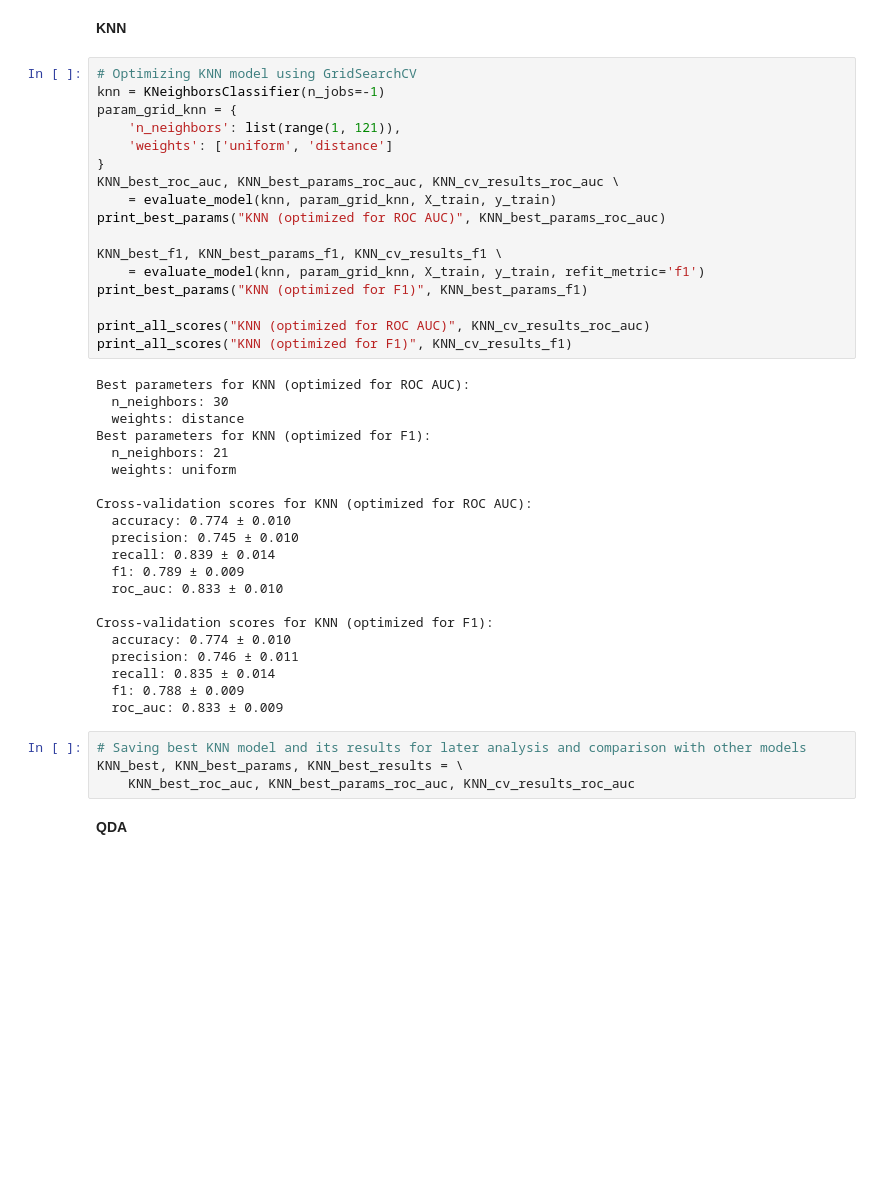
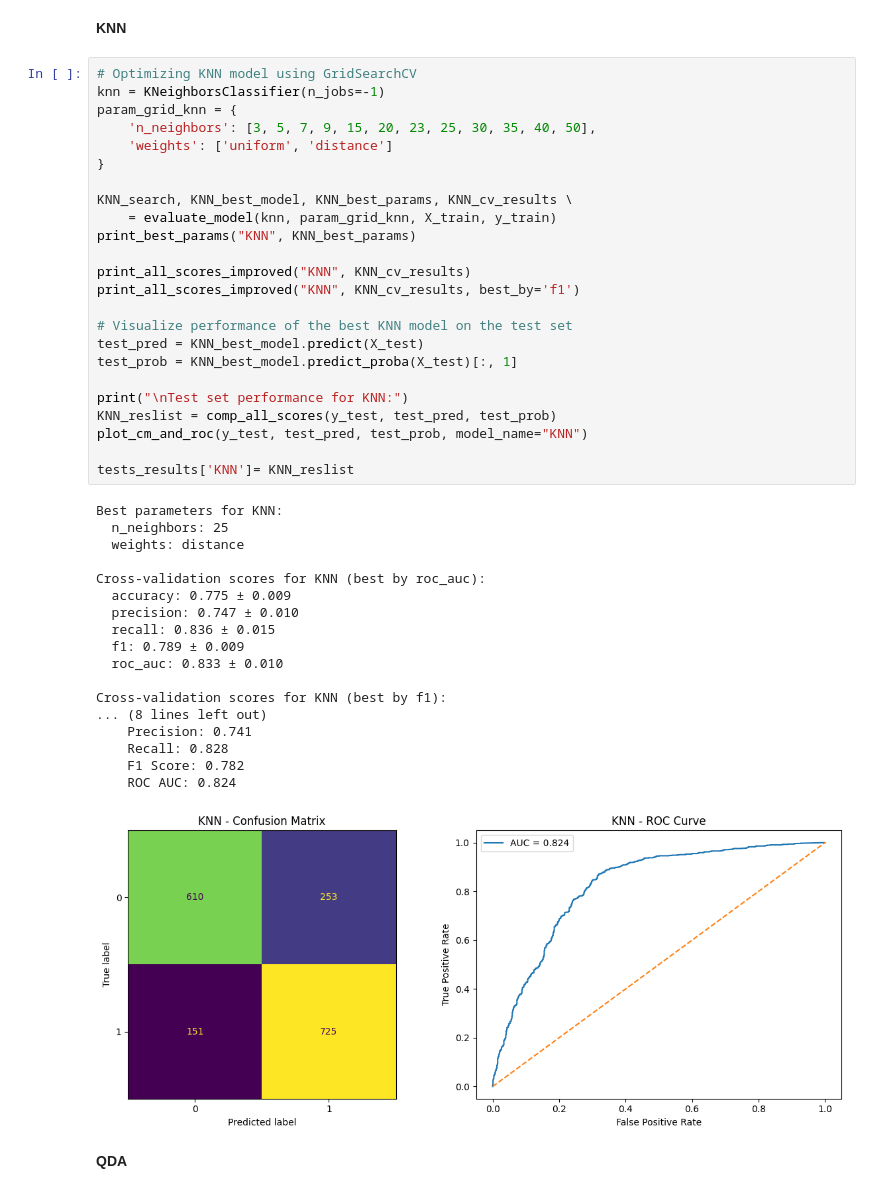
Before and after one commit to YarinArava/SpaceShipTitanic_FinalProject, a Jupyter notebook: Spaceship_Titanic_corrected.ipynb, the cells around one changed output. Cells and saved outputs as stored; diff of their text form; blank space fills up the shorter version.

```diff
--- a/Spaceship_Titanic_corrected.ipynb
+++ b/Spaceship_Titanic_corrected.ipynb
@@ -1961,45 +2012,46 @@ def print_all_scores_improved(model_name, cv_results, best_by='roc_auc'):
 # %%
 # Optimizing KNN model using GridSearchCV
 knn = KNeighborsClassifier(n_jobs=-1)
 param_grid_knn = {
-    'n_neighbors': list(range(1, 121)),
+    'n_neighbors': [3, 5, 7, 9, 15, 20, 23, 25, 30, 35, 40, 50],
     'weights': ['uniform', 'distance']
 }
-KNN_best_roc_auc, KNN_best_params_roc_auc, KNN_cv_results_roc_auc \
+
+KNN_search, KNN_best_model, KNN_best_params, KNN_cv_results \
     = evaluate_model(knn, param_grid_knn, X_train, y_train)
-print_best_params("KNN (optimized for ROC AUC)", KNN_best_params_roc_auc)
+print_best_params("KNN", KNN_best_params)
 
-KNN_best_f1, KNN_best_params_f1, KNN_cv_results_f1 \
-    = evaluate_model(knn, param_grid_knn, X_train, y_train, refit_metric='f1')
-print_best_params("KNN (optimized for F1)", KNN_best_params_f1)
+print_all_scores_improved("KNN", KNN_cv_results)
+print_all_scores_improved("KNN", KNN_cv_results, best_by='f1')
 
-print_all_scores("KNN (optimized for ROC AUC)", KNN_cv_results_roc_auc)
-print_all_scores("KNN (optimized for F1)", KNN_cv_results_f1)
+# Visualize performance of the best KNN model on the test set
+test_pred = KNN_best_model.predict(X_test)
+test_prob = KNN_best_model.predict_proba(X_test)[:, 1]
+
+print("\nTest set performance for KNN:")
+KNN_reslist = comp_all_scores(y_test, test_pred, test_prob)
+plot_cm_and_roc(y_test, test_pred, test_prob, model_name="KNN")
+
+tests_results['KNN']= KNN_reslist
 # %% [output]
-Best parameters for KNN (optimized for ROC AUC):
-  n_neighbors: 30
+Best parameters for KNN:
+  n_neighbors: 25
   weights: distance
-Best parameters for KNN (optimized for F1):
-  n_neighbors: 21
-  weights: uniform
 
-Cross-validation scores for KNN (optimized for ROC AUC):
-  accuracy: 0.774 ± 0.010
-  precision: 0.745 ± 0.010
-  recall: 0.839 ± 0.014
+Cross-validation scores for KNN (best by roc_auc):
+  accuracy: 0.775 ± 0.009
+  precision: 0.747 ± 0.010
+  recall: 0.836 ± 0.015
   f1: 0.789 ± 0.009
   roc_auc: 0.833 ± 0.010
 
-Cross-validation scores for KNN (optimized for F1):
-  accuracy: 0.774 ± 0.010
-  precision: 0.746 ± 0.011
-  recall: 0.835 ± 0.014
-  f1: 0.788 ± 0.009
-  roc_auc: 0.833 ± 0.009
+Cross-validation scores for KNN (best by f1):
+... (8 lines left out)
+    Precision: 0.741
+    Recall: 0.828
+    F1 Score: 0.782
+    ROC AUC: 0.824
+[figure, added]
-# %%
-# Saving best KNN model and its results for later analysis and comparison with other models
-KNN_best, KNN_best_params, KNN_best_results = \
-    KNN_best_roc_auc, KNN_best_params_roc_auc, KNN_cv_results_roc_auc
 # %% [markdown]
 **QDA**
 # %%
```
Also changed, not shown: parts of 43 cells of this notebook, 3 other files.
